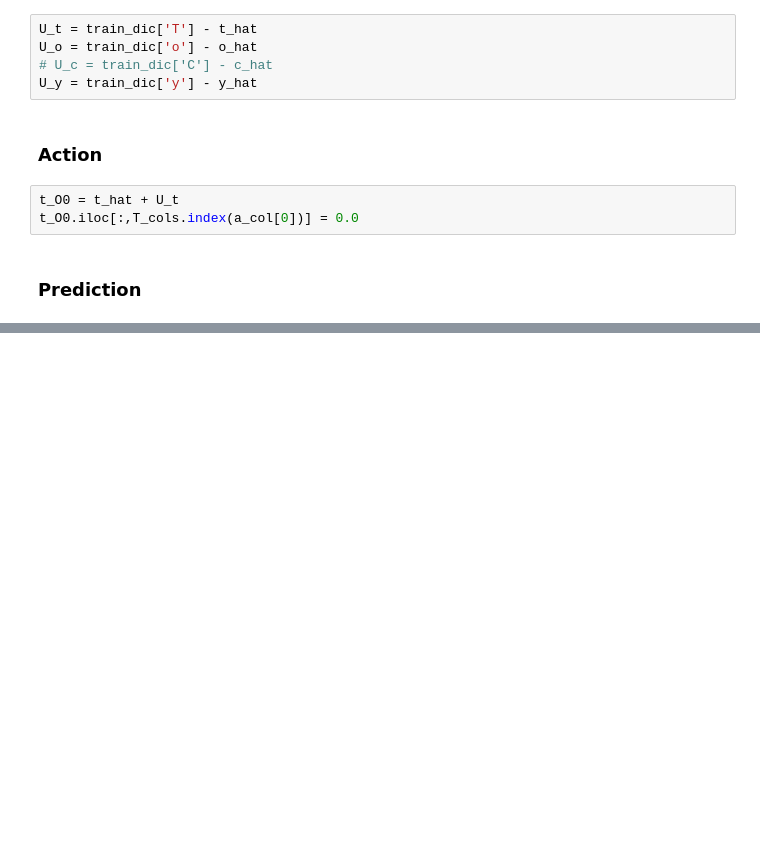
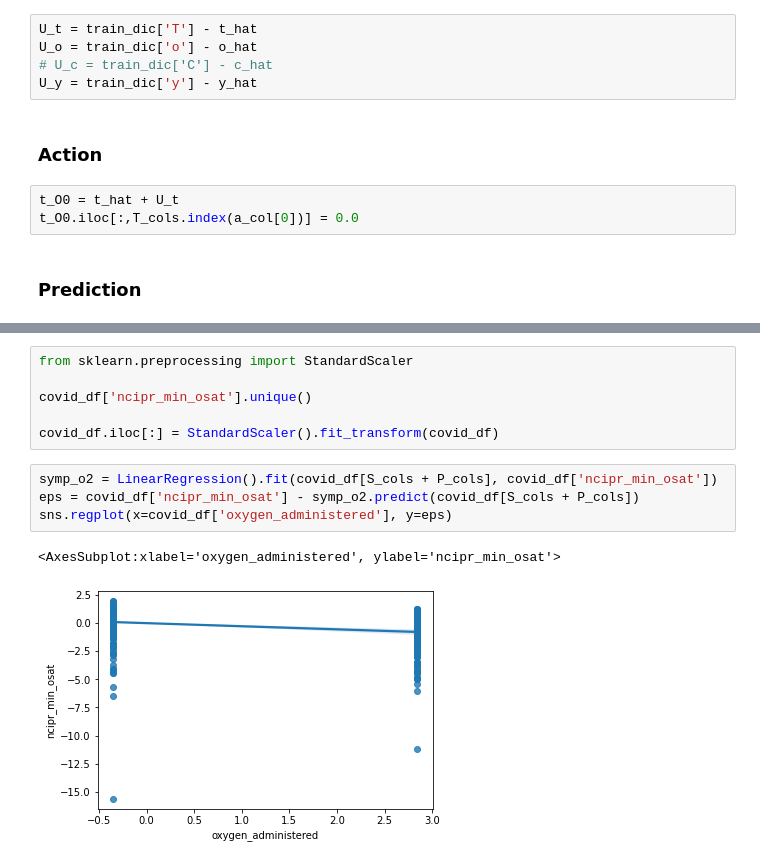
Before and after one commit to williamrobotma/causalproj, a Jupyter notebook: pearl_covid.ipynb, the cells around one changed output, grey strips where cells are left out. Saved outputs shown, nothing was run; the diff lists cells and outputs as text; blank space fills up the shorter version.

```diff
--- a/pearl_covid.ipynb
+++ b/pearl_covid.ipynb
@@ -386,0 +427,13 @@ plot_change()
+# %%
+from sklearn.preprocessing import StandardScaler
+
+covid_df['ncipr_min_osat'].unique()
+
+covid_df.iloc[:] = StandardScaler().fit_transform(covid_df)
+# %%
+symp_o2 = LinearRegression().fit(covid_df[S_cols + P_cols], covid_df['ncipr_min_osat'])
+eps = covid_df['ncipr_min_osat'] - symp_o2.predict(covid_df[S_cols + P_cols])
+sns.regplot(x=covid_df['oxygen_administered'], y=eps)
+# %% [output]
+<AxesSubplot:xlabel='oxygen_administered', ylabel='ncipr_min_osat'>
+[figure, added]
```
Also changed, not shown: parts of 24 cells of this notebook.
